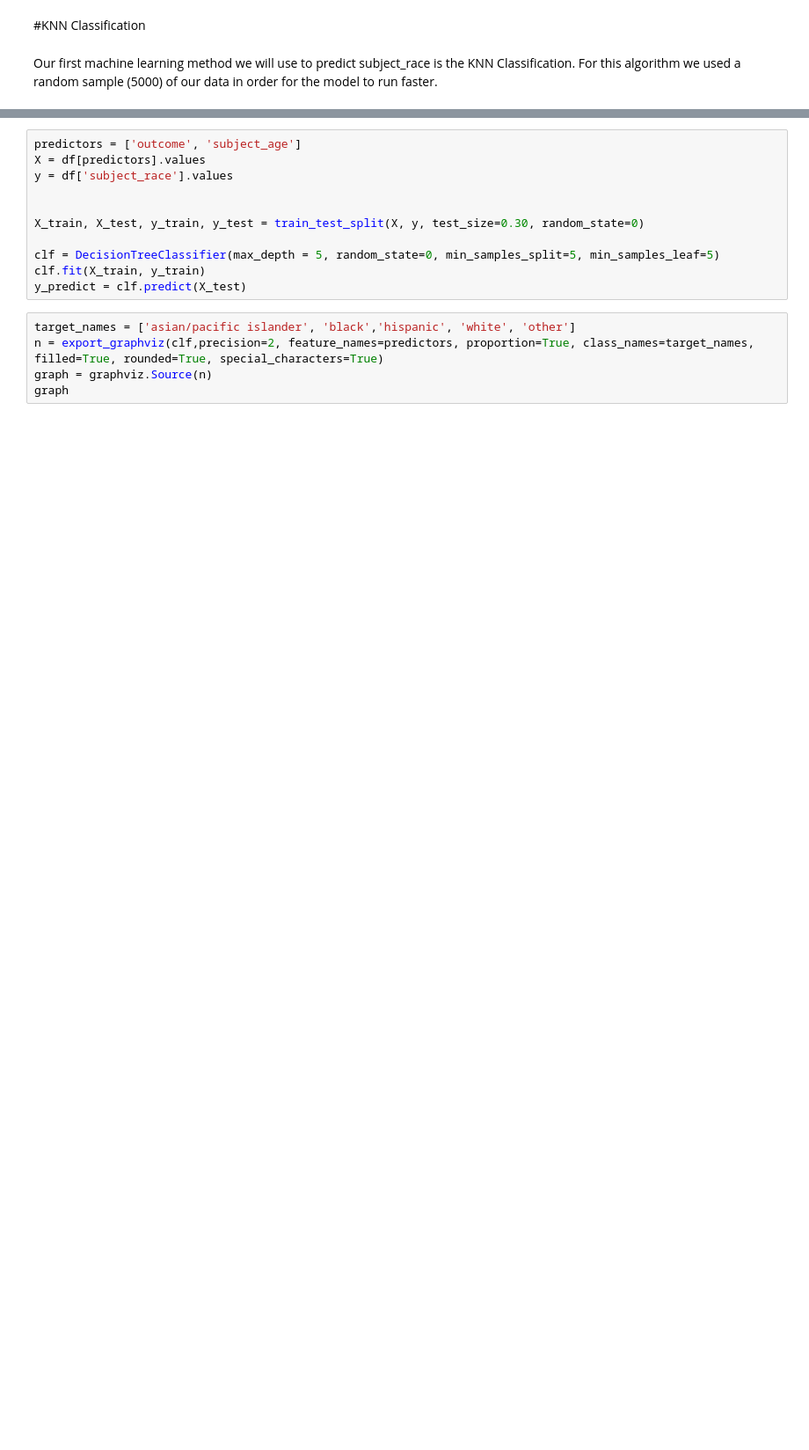
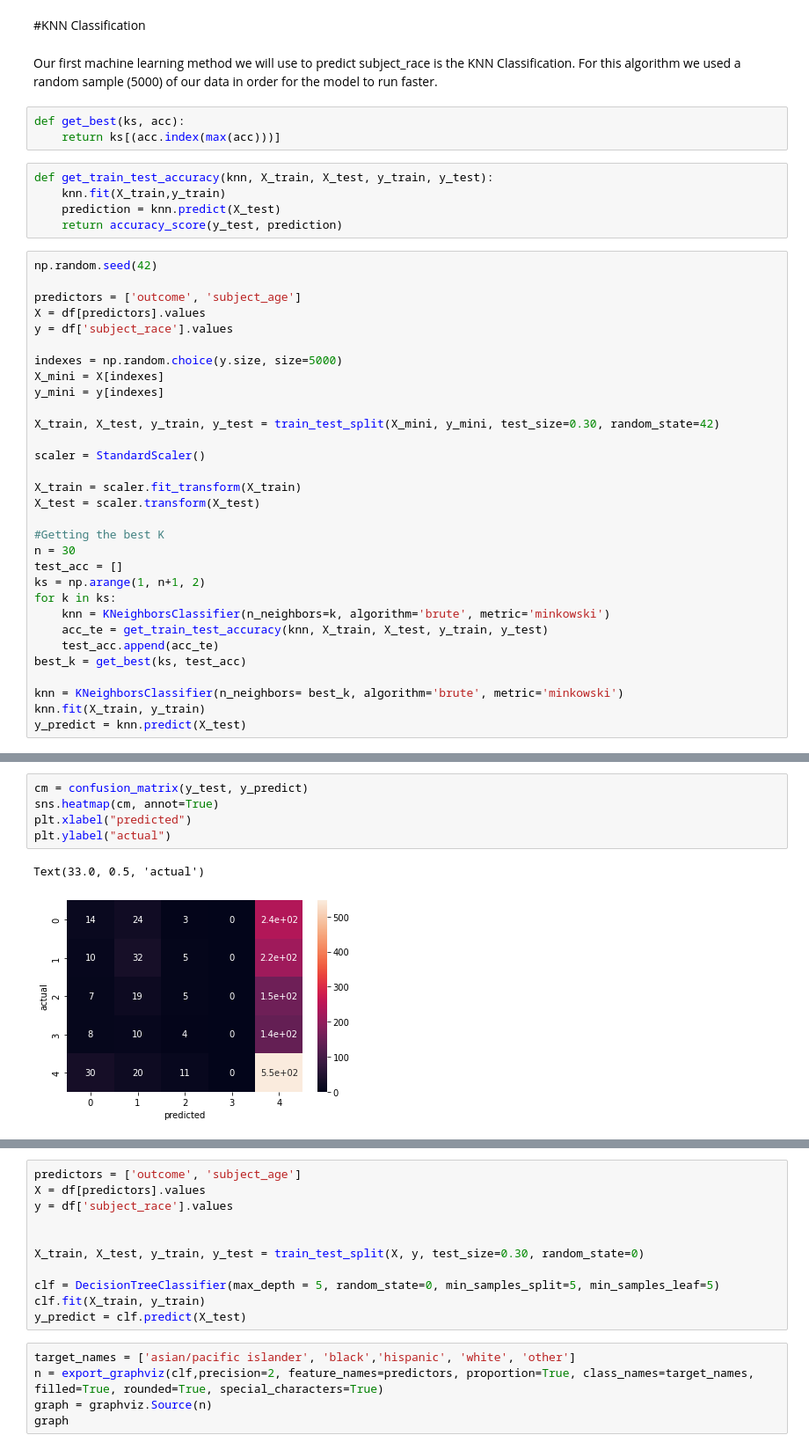
Before and after one commit to nimbuscloudservices/CST383-Project, a Jupyter notebook: cst383_project.ipynb, the cells around one changed output, grey strips where cells are left out. Shown at 88% size. Drawn from its saved outputs; the diff is of its cells as text; blank space fills up the shorter version.

```diff
--- a/cst383_project.ipynb
+++ b/cst383_project.ipynb
@@ -270,3 +281,42 @@ df ['search_vehicle'] = (df['search_vehicle'] == True).values.astype(int)
 #KNN Classification
 # %% [markdown]
 Our first machine learning method we will use to predict subject_race is the KNN Classification. For this algorithm we used a random sample (5000) of our data in order for the model to run faster.
+# %%
+def get_best(ks, acc):
+    return ks[(acc.index(max(acc)))]
+# %%
+def get_train_test_accuracy(knn, X_train, X_test, y_train, y_test):
+    knn.fit(X_train,y_train)
+    prediction = knn.predict(X_test)
+    return accuracy_score(y_test, prediction)
+# %%
+np.random.seed(42)
+
+predictors = ['outcome', 'subject_age']
+X = df[predictors].values
+y = df['subject_race'].values
+
+indexes = np.random.choice(y.size, size=5000)
+X_mini = X[indexes]
+y_mini = y[indexes]
+
+X_train, X_test, y_train, y_test = train_test_split(X_mini, y_mini, test_size=0.30, random_state=42)
+
+scaler = StandardScaler()
+
+X_train = scaler.fit_transform(X_train)
+X_test = scaler.transform(X_test)
+
+#Getting the best K
+n = 30
+test_acc = []
+ks = np.arange(1, n+1, 2)
+for k in ks:
+    knn = KNeighborsClassifier(n_neighbors=k, algorithm='brute', metric='minkowski')
+    acc_te = get_train_test_accuracy(knn, X_train, X_test, y_train, y_test)
+    test_acc.append(acc_te)
+best_k = get_best(ks, test_acc)
+
+knn = KNeighborsClassifier(n_neighbors= best_k, algorithm='brute', metric='minkowski')
+knn.fit(X_train, y_train)
+y_predict = knn.predict(X_test)
@@ -272,0 +349,8 @@ Our first machine learning method we will use to predict subject_race is the KNN
+# %%
+cm = confusion_matrix(y_test, y_predict)
+sns.heatmap(cm, annot=True)
+plt.xlabel("predicted")
+plt.ylabel("actual")
+# %% [output]
+Text(33.0, 0.5, 'actual')
+[figure, added]
```
Also changed, not shown: parts of 92 cells of this notebook.
